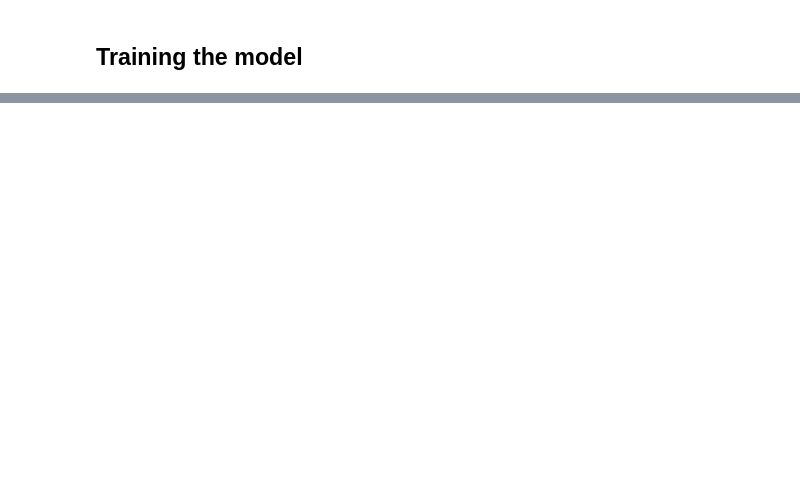
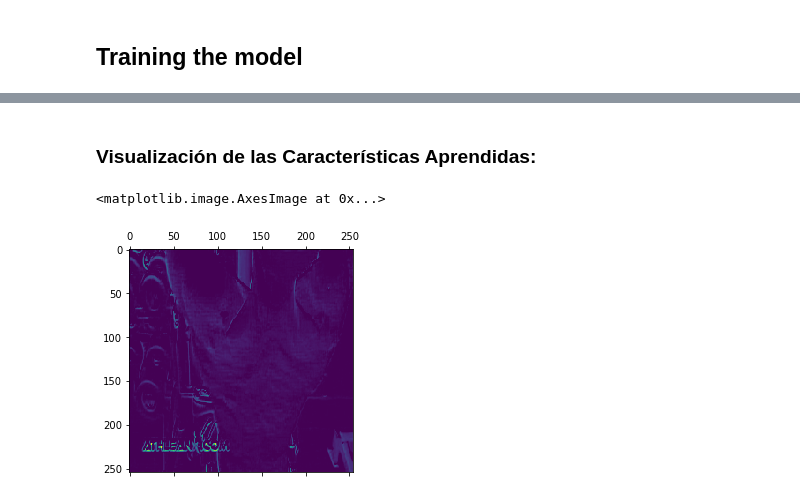
Before and after one commit to Lucasamorales/Computer_vision, a Jupyter notebook: image_clasification.ipynb, the cells around one changed output, grey strips where cells are left out. Saved outputs shown, nothing was run; the diff lists cells and outputs as text; code cells hidden in the pictures; blank space fills up the shorter version.

```diff
--- a/image_clasification.ipynb
+++ b/image_clasification.ipynb
@@ -213,0 +290,16 @@ plt.show()
+# %%
+from sklearn.metrics import classification_report
+# predicciones en el conjunto de datos de prueba
+
+test_images, test_labels = next(test.as_numpy_iterator())
+predicted_classes = np.argmax(model.predict(test_images), axis=1)
+
+# Obtén las etiquetas únicas de las clases reales y predichas
+unique_labels = np.unique(np.concatenate((test_labels, predicted_classes)))
+
+# Filtra class_names para incluir solo las clases presentes en test_labels
+filtered_class_names = [class_names[i] for i in unique_labels]
+
+# Calcular métricas de clasificación
+report = classification_report(test_labels, predicted_classes, labels=unique_labels, target_names=filtered_class_names)
+print(report)
@@ -213,0 +358,16 @@ plt.show()
+# %% [markdown]
+### Visualización de las Características Aprendidas:
+# %%
+# Para visualizar las características de una capa específica
+from tensorflow.keras.models import Model
+
+layer_outputs = [layer.output for layer in model.layers]
+activation_model = Model(inputs=model.input, outputs=layer_outputs)
+activations = activation_model.predict(test_images[0][None, ...])
+
+# Visualiza las activaciones de la primera imagen del conjunto de prueba
+first_layer_activation = activations[0]
+plt.matshow(first_layer_activation[0, :, :, 0], cmap='viridis')
+# %% [output]
+<matplotlib.image.AxesImage at 0x...>
+[figure, added]
```
Also changed, not shown: parts of 22 cells of this notebook, 8 other files.
